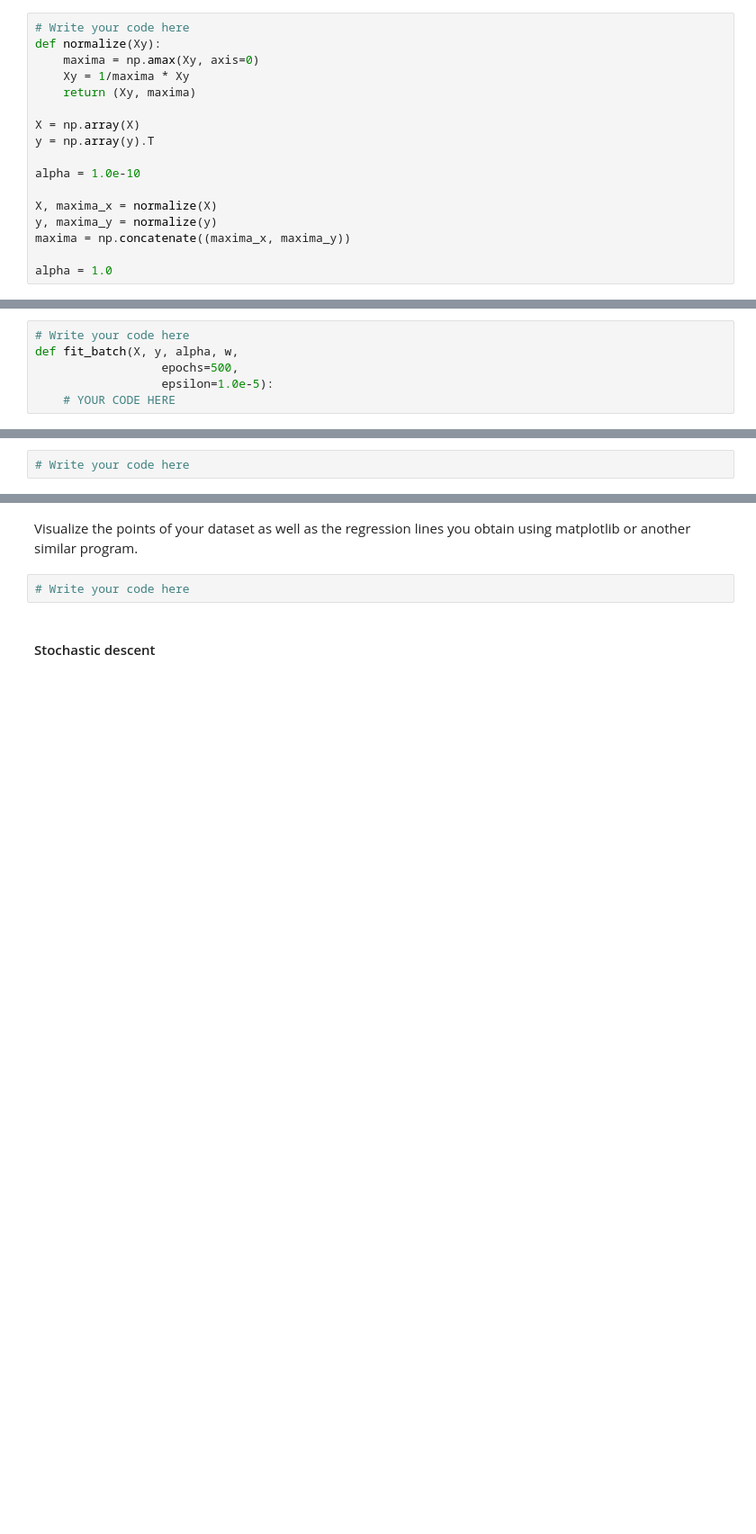
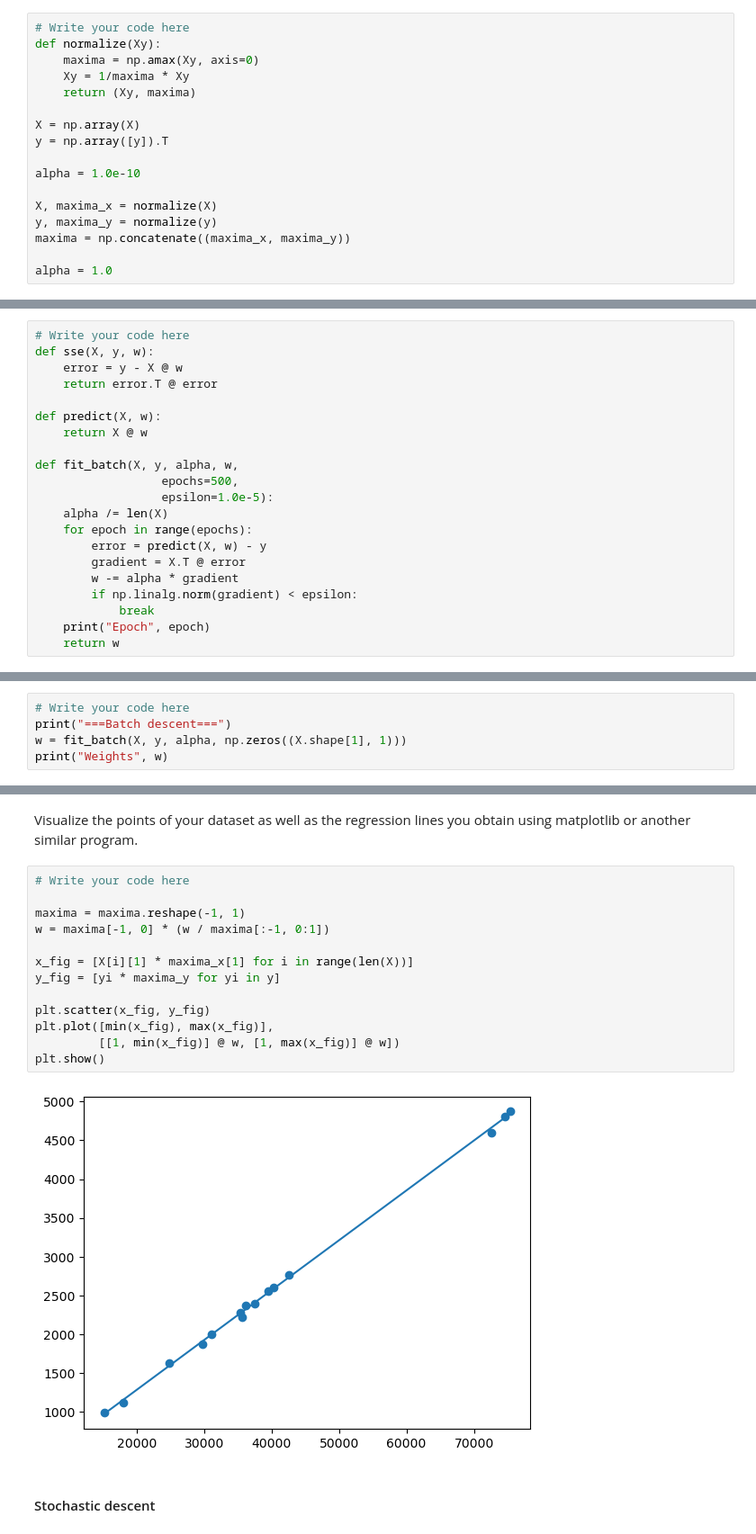
Before and after one commit to ErikMalmgren/EDAP01, a Jupyter notebook: Assignment3/ai_lab_perceptron_students.ipynb, the cells around one changed output, grey strips where cells are left out. Shown at 90% size. Cells and saved outputs as stored; diff of their text form; blank space fills up the shorter version.

```diff
--- a/Assignment3/ai_lab_perceptron_students.ipynb
+++ b/Assignment3/ai_lab_perceptron_students.ipynb
@@ -111,7 +112,7 @@ def normalize(Xy):
     return (Xy, maxima)
 
 X = np.array(X)
-y = np.array(y).T
+y = np.array([y]).T
 
 alpha = 1.0e-10
 
@@ -130,10 +129,25 @@ Implement the descent functions. You will pass `X`, `y`, the learning rate in th
 Batch descent
 # %%
 # Write your code here
+def sse(X, y, w):
+    error = y - X @ w
+    return error.T @ error
+
+def predict(X, w):
+    return X @ w
+
 def fit_batch(X, y, alpha, w,
                   epochs=500,
                   epsilon=1.0e-5):
-    # YOUR CODE HERE
+    alpha /= len(X)
+    for epoch in range(epochs):
+        error = predict(X, w) - y
+        gradient = X.T @ error
+        w -= alpha * gradient
+        if np.linalg.norm(gradient) < epsilon:
+            break
+    print("Epoch", epoch)
+    return w
 # %% [markdown]
 Stochastic descent
 # %%
@@ -148,3 +174,6 @@ def fit_stoch(X, y, alpha, w,
 Apply the batch descent and print the final weight values
 # %%
 # Write your code here
+print("===Batch descent===")
+w = fit_batch(X, y, alpha, np.zeros((X.shape[1], 1)))
+print("Weights", w)
@@ -152,6 +186,19 @@ Apply the batch descent and print the final weight values
 Visualize the points of your dataset as well as the regression lines you obtain using matplotlib or another similar program.
 # %%
 # Write your code here
+
+maxima = maxima.reshape(-1, 1)
+w = maxima[-1, 0] * (w / maxima[:-1, 0:1])
+
+x_fig = [X[i][1] * maxima_x[1] for i in range(len(X))]
+y_fig = [yi * maxima_y for yi in y]
+
+plt.scatter(x_fig, y_fig)
+plt.plot([min(x_fig), max(x_fig)],
+         [[1, min(x_fig)] @ w, [1, max(x_fig)] @ w])
+plt.show()
+# %% [output]
+[figure, added]
 # %% [markdown]
 #### Stochastic descent
 # %%
```
Also changed, not shown: parts of 21 cells of this notebook.
